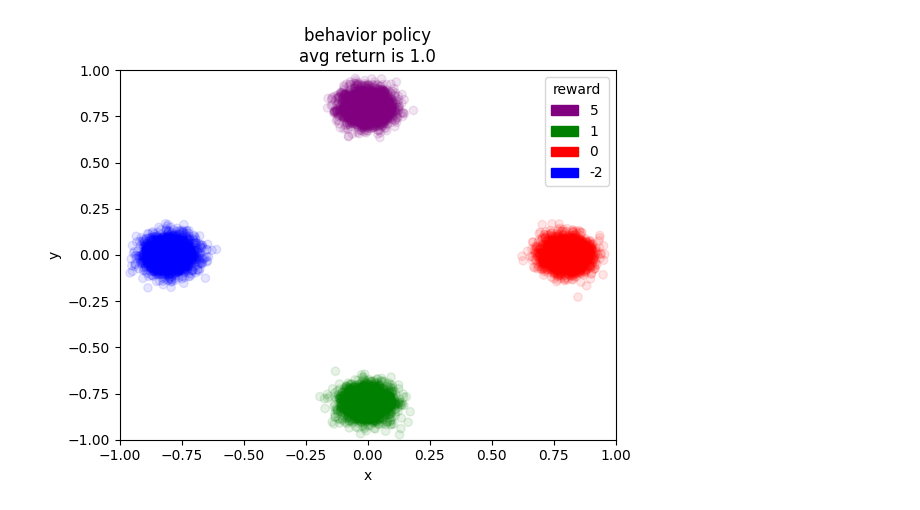
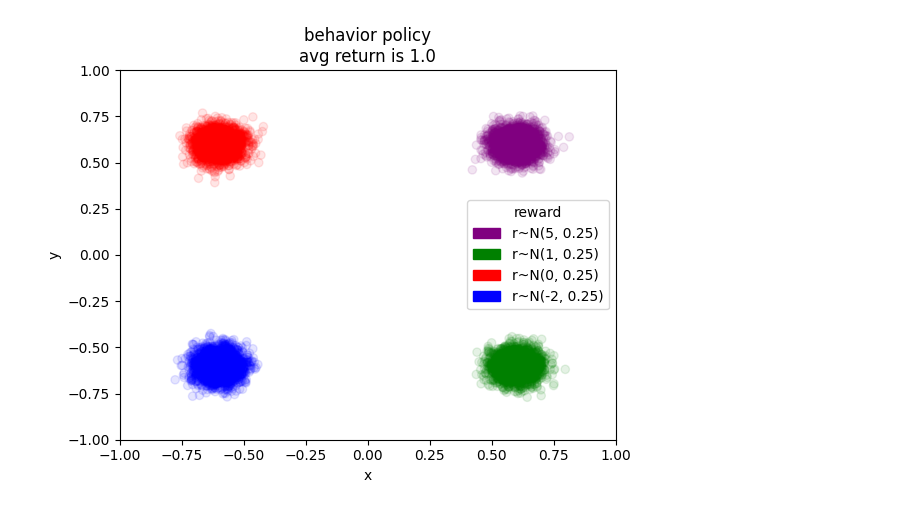
Before and after one commit to sail-sg/OPER, a Jupyter notebook: bandit.ipynb, the cells around one changed output. Saved outputs shown, nothing was run; the diff lists cells and outputs as text; code cells hidden in the pictures.

```diff
--- a/bandit.ipynb
+++ b/bandit.ipynb
@@ -5,11 +5,11 @@ import matplotlib.pyplot as plt
 # generate data
 M = 2500
 a_l, a_u = -1, 1
-mu_list = [(0, 0.8), (0, -0.8), (0.8, 0), (-0.8, 0)]
+mu_list = [(0.6, 0.6), (0.6, -0.6), (-0.6, 0.6), (-0.6, -0.6)]
 reward_list = [(5, "purple"), (1, "green"), (0, 'red'), (-2, 'blue')] # (reward, color)
 a_sigma = ((0.05**2, 0), (0, 0.05**2))
-# r_sigma = 0.5**2
-r_sigma = 0
+r_sigma = 0.5**2
+# r_sigma = 0
 
 action_array, reward_array, color_array = [], [], []
 for mu, reward in zip(mu_list, reward_list):
@@ -25,35 +25,35 @@ for mu, reward in zip(mu_list, reward_list):
 
 transitions = {
     'actions': np.concatenate(action_array),
     'rewards': np.concatenate(reward_array),
     'colors': np.array(color_array),
 }
 
 np.save('results/bandit.npy', transitions)
 
 def vis(actions, colors, path=None, title=None, legend=None):
     scatter = plt.scatter(actions[:, 0], actions[:, 1],
          c=colors, alpha=0.1)
     plt.xlim(a_l, a_u)
     plt.ylim(a_l, a_u)
     plt.xlabel("x")
     plt.ylabel("y")
     if legend:
         import matplotlib.patches as mpatches
         patches = [
-            mpatches.Patch(color=c, label=str(r))
+            mpatches.Patch(color=c, label=f'r~N({r}, 0.25)')
             for r, c in reward_list]
         plt.legend(handles=patches, title='reward')
     if title: plt.title(title)
     if path: plt.savefig(path)
     plt.show()
 
 vis(transitions['actions'], transitions['colors'],
     path='results/bandit_dist.jpg',
     title='behavior policy\navg return is 1.0',
     legend=1)
 # %% [output]
-[figure, old version]
+[figure, new version]
 # %%
 
 def sample(probs):
```
Also changed, not shown: parts of 2 cells of this notebook, 3 other files.
